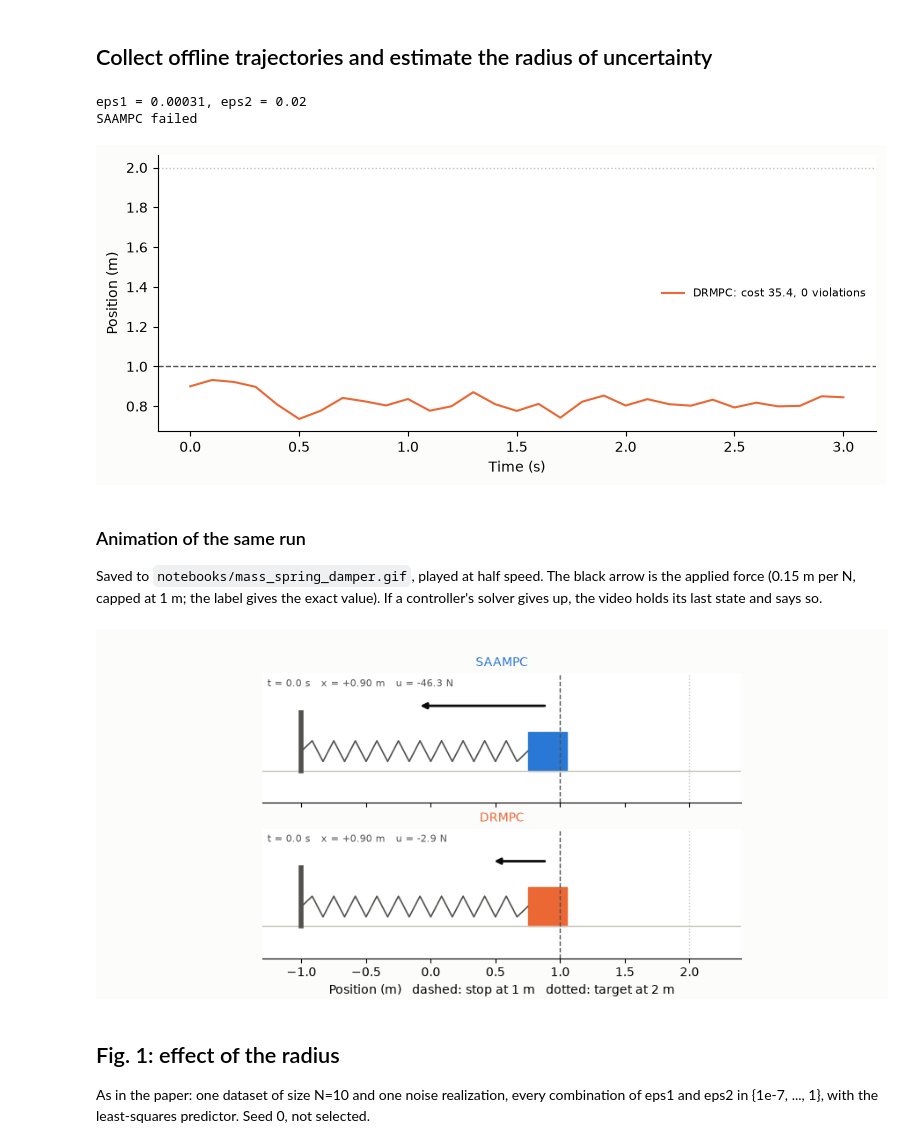
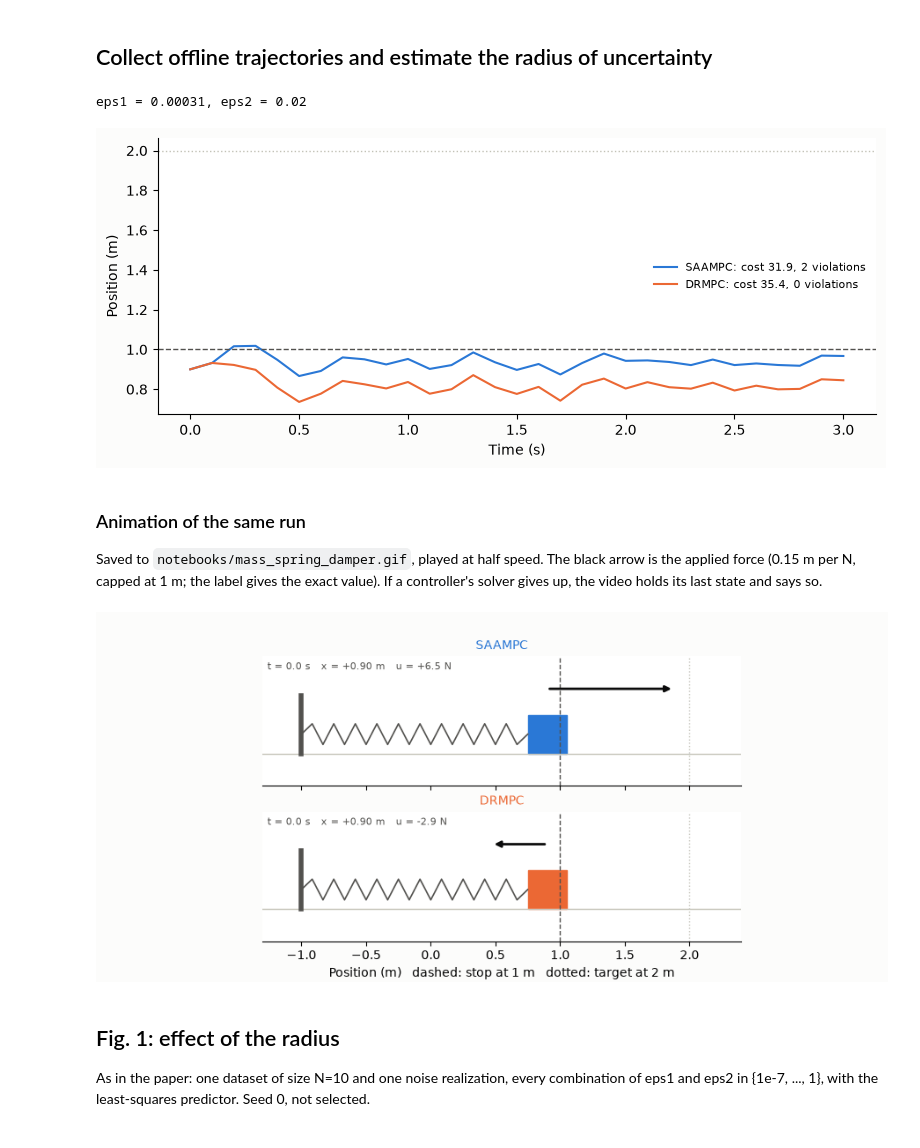
Before and after one commit to matthewchen132/DRMPC-Robotics-Finance, a Jupyter notebook: notebooks/mass_spring_damper_experiment.ipynb, the cells around one changed output. Drawn from its saved outputs; the diff is of its cells as text; code cells hidden in the pictures.

```diff
--- a/notebooks/mass_spring_damper_experiment.ipynb
+++ b/notebooks/mass_spring_damper_experiment.ipynb
@@ -29,6 +32,7 @@ B = dt * np.array([[0.0], [1 / mass]])
 n, m, T = 2, 1, 5
 X0 = [0.9, 0.0]
 ACTION_STD = 5.0
+U_MAX = 10.0  # |u| <= U_MAX in the MPC
 spec = dict(state_weight=[1, 0], ref=[2, 0], x_min=[-np.inf, -np.inf], x_max=[1, np.inf])
 print("A =", A.tolist(), "| max |eig| =", np.abs(np.linalg.eigvals(A)).max().round(4))
 # %% [output]
@@ -44,7 +48,7 @@ W = rng.normal(0, 0.03, (30, n))
 def run(L_hat, Z, Y, eps1, eps2, W, return_states=False):
     """Closed-loop (cost, violations) from X0; (nan, nan) if the run fails."""
     try:
-        controller = make_controller(L_hat, Z, Y, n, m, eps1, eps2, **spec)
+        controller = make_controller(L_hat, Z, Y, n, m, eps1, eps2, u_max=U_MAX, **spec)
         X, _ = simulate(A, B, controller, X0, W)
         return X if return_states else closed_loop_metrics(X, **spec)
     except RuntimeError:
@@ -70,8 +74,7 @@ fig.tight_layout()
 plt.show()
 # %% [output]
 eps1 = 0.00031, eps2 = 0.02
-SAAMPC failed
-[figure, old version]
+[figure, new version]
 # %% [markdown]
 ### Animation of the same run
 
@@ -83,7 +86,7 @@ from matplotlib.animation import FuncAnimation, PillowWriter
 
 def rollout(e1, e2):
     """States and forces until W runs out or the solver gives up (simulate would discard them)."""
-    controller = make_controller(L_hat, Z, Y, n, m, e1, e2, **spec)
+    controller = make_controller(L_hat, Z, Y, n, m, e1, e2, u_max=U_MAX, **spec)
     X, U = [np.array(X0, float)], []
     for w in W:
         try:
@@ -119,34 +122,34 @@ for ax, (name, (X, U)) in zip(axes, rolls.items()):
                         arrowprops=dict(arrowstyle="-|>", color="#0b0b0b", linewidth=2))
     parts.append((X, U, mass, spring, label, arrow))
 axes[-1].set_xlabel("Position (m)   dashed: stop at 1 m   dotted: target at 2 m")
 
 
 def draw(k):
     for X, U, mass, spring, label, arrow in parts:
         j = min(k, len(X) - 1)
         x = X[j, 0]
         u = U[j] if j < len(U) else 0.0  # force applied from this state to the next
         arrow.xy = (x + np.clip(ARROW_PER_N * u, -ARROW_MAX, ARROW_MAX), 0.3)
         arrow.set_position((x, 0.3))
         arrow.set_visible(j < len(U) and abs(u) > 1e-3)
         mass.set_x(x - 0.15)
         coils = np.linspace(ANCHOR, x - 0.15, 22)
         spring.set_data(coils, np.r_[0, 0.08 * (-1) ** np.arange(20), 0] - 0.05)
         text = f"t = {j * dt:.1f} s   x = {x:+.2f} m   u = {u:+.1f} N"
         if not VIEW[0] < x < VIEW[1]:
             text += "   (off screen)"
         if len(X) <= len(W) and k >= len(X) - 1:
             text += f"   solver failed after step {len(X) - 1}"
         label.set_text(text)
     return [a for _, _, *rest in parts for a in rest]
 
 
 animation = FuncAnimation(fig, draw, frames=len(W) + 1)
 animation.save("mass_spring_damper.gif", writer=PillowWriter(fps=5))  # 5 fps = half speed (dt = 0.1 s)
 plt.close(fig)
 Image(filename="mass_spring_damper.gif")
 # %% [output]
-[figure, old version]
+[figure, new version]
 # %% [markdown]
 ## Fig. 1: effect of the radius
 
```
Also changed, not shown: parts of 4 cells of this notebook, 1 other file.
